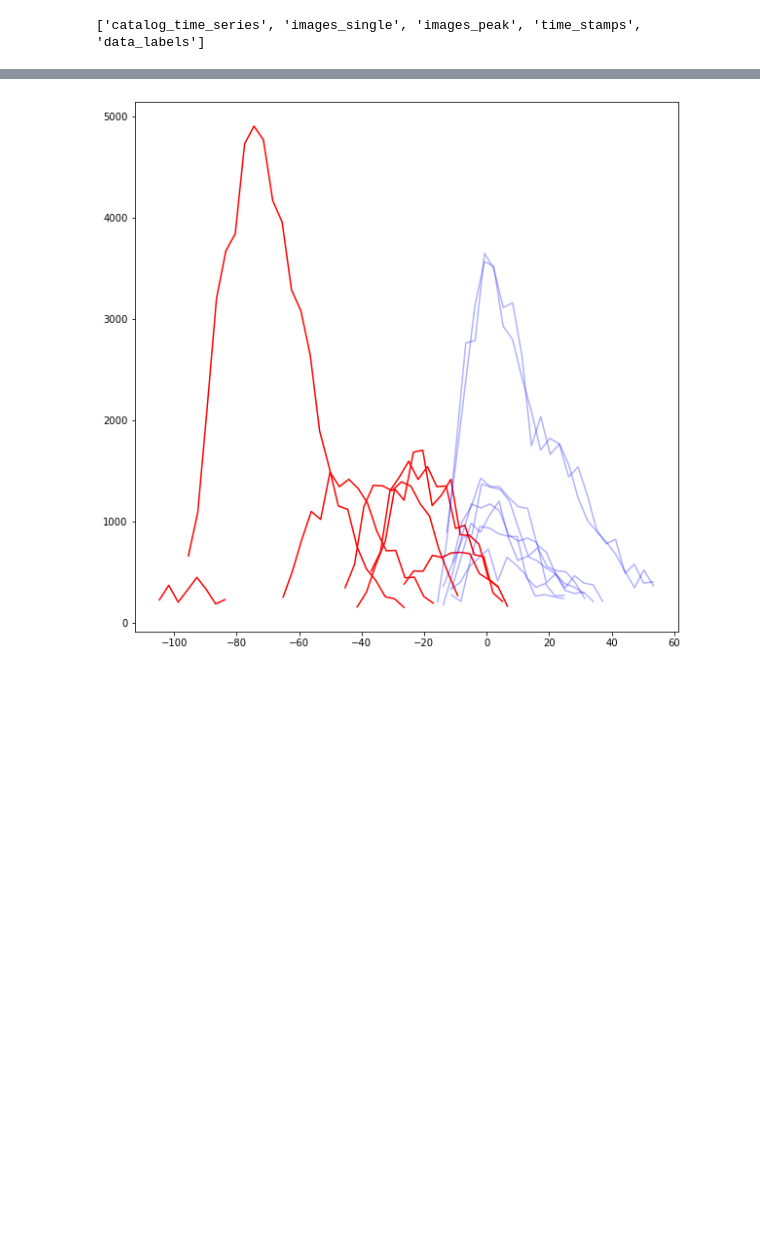
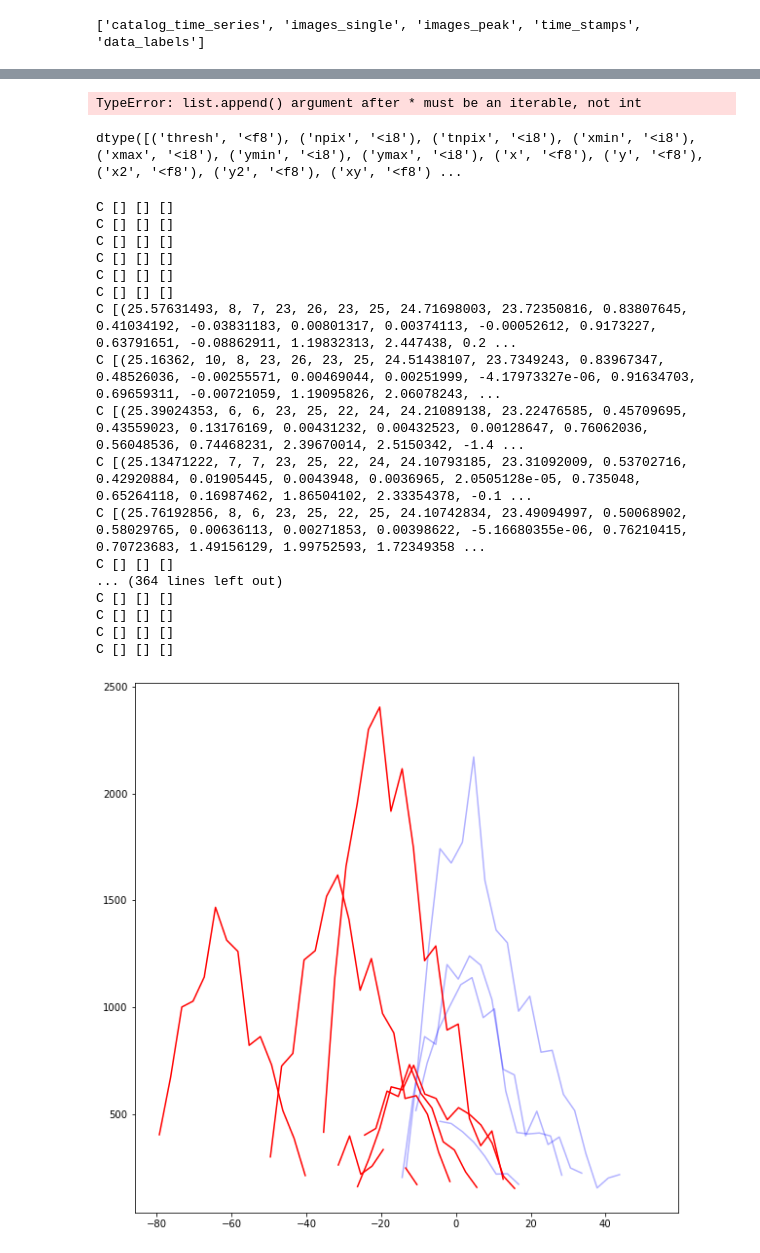
Before and after one commit to herjy/Simulators, a Jupyter notebook: ZTF_sims/Measure_Lensed_SN.ipynb, the cells around one changed output, grey strips where cells are left out. Cells and saved outputs as stored; diff of their text form; code cells hidden in the pictures; blank space fills up the shorter version.

```diff
--- a/ZTF_sims/Measure_Lensed_SN.ipynb
+++ b/ZTF_sims/Measure_Lensed_SN.ipynb
@@ -24,46 +42,89 @@ mags = file_full['app_mag_ps_list']
+# %%
+x = []
+c = [1, 2, 1, 3, 9, 6, 5, 4, 5]
+for i in range(len(c)):
+    x.append(*c[i])
+# %% [output]
+TypeError: list.append() argument after * must be an iterable, not int
+# %%
+catalog[:1][0][0].dtype
+# %% [output]
+dtype([('thresh', '<f8'), ('npix', '<i8'), ('tnpix', '<i8'), ('xmin', '<i8'), ('xmax', '<i8'), ('ymin', '<i8'), ('ymax', '<i8'), ('x', '<f8'), ('y', '<f8'), ('x2', '<f8'), ('y2', '<f8'), ('xy', '<f8') ...
 # %%
 plt.figure(figsize = (10,10))
-for indx, cat in enumerate(catalog[:50]):
-
+for indx, cat in enumerate(catalog[:10]):
+    #print('CAT', cat)
     x_cat = []
     y_cat = []
     x2_cat = []
     y2_cat = []
     flux = []
     for c in cat:
-
+        print('C', c, c['x'], c['y'])
         try:
+            #print('try', c['flux'])
             x_cat.append(*c['x'])
             y_cat.append(*c['y'])
             x2_cat.append(*c['x2'])
             y2_cat.append(*c['y2'])
             flux.append(*c['cflux'])
         except:
+        # quand c est vide, pour ne pas avoir de nan values, on remplace les trous par la moyenne des valeurs
+        # ou None pour le cas de x2, y2, flux
+
+        # Mais pq remplir les listes x_cat et y_cat vu qu'elles ne sont pas utilisées pour après?
             x_cat.append(np.nanmean(x_cat))
             y_cat.append(np.nanmean(y_cat))
             x2_cat.append(None)
             y2_cat.append(None)
             flux.append(None)
 
-    #plt.title(labels[indx])
-    #plt.plot(np.array(x_cat), np.array(y_cat), 'o')
-    #plt.show()
-    #plt.plot( np.array(x2_cat), 'o')
-    #plt.show()
-    #plt.plot( np.array(y2_cat), 'o')
-    #plt.show()
-    #plt.plot(np.array(flux))
-    #plt.show()
+        #print(len(c), c['flux'])
+        #print(x_cat)
+#    plt.title(labels[indx])
+#    plt.plot(np.array(x_cat), np.array(y_cat), 'o', label = 'y_cat VS x_cat')
+#    plt.legend()
+#    plt.show()
+#    plt.plot( np.array(x2_cat), 'o', label = 'x2_cat')
+#    plt.legend()
+#    plt.show()
+#    plt.plot( np.array(y2_cat), 'o', label = 'y2_cat')
+#    plt.legend()
+#    plt.show()
+#    plt.plot(np.array(flux), label='flux')
+#    plt.legend()
+#    plt.show()
+
     if labels[indx][0] == 0:
+        #print('00000000', labels[indx], 'BLEUUUUU')
         plt.plot(times[indx], flux, 'b', alpha = 0.3)
         #plt.plot(np.array(x_cat)-np.nanmean(x_cat), np.array(y_cat)-np.nanmean(y_cat), 'ob', alpha = 0.1)
 
     else:
+
+        #print(labels[indx], 'ROUUUUGE')
         plt.plot(times[indx], flux, 'r')
         #plt.plot(np.array(x_cat)-np.nanmean(x_cat), np.array(y_cat)-np.nanmean(y_cat), 'or', alpha = 0.3)
 #plt.xlim([-2,2])
 #plt.ylim([-2, 2])
 
 plt.show()
 # %% [output]
+C [] [] []
+C [] [] []
+C [] [] []
+C [] [] []
+C [] [] []
+C [] [] []
+C [(25.57631493, 8, 7, 23, 26, 23, 25, 24.71698003, 23.72350816, 0.83807645, 0.41034192, -0.03831183, 0.00801317, 0.00374113, -0.00052612, 0.9173227, 0.63791651, -0.08862911, 1.19832313, 2.447438, 0.2 ...
+C [(25.16362, 10, 8, 23, 26, 23, 25, 24.51438107, 23.7349243, 0.83967347, 0.48526036, -0.00255571, 0.00469044, 0.00251999, -4.17973327e-06, 0.91634703, 0.69659311, -0.00721059, 1.19095826, 2.06078243, ...
+C [(25.39024353, 6, 6, 23, 25, 22, 24, 24.21089138, 23.22476585, 0.45709695, 0.43559023, 0.13176169, 0.00431232, 0.00432523, 0.00128647, 0.76062036, 0.56048536, 0.74468231, 2.39670014, 2.5150342, -1.4 ...
+C [(25.13471222, 7, 7, 23, 25, 22, 24, 24.10793185, 23.31092009, 0.53702716, 0.42920884, 0.01905445, 0.0043948, 0.0036965, 2.0505128e-05, 0.735048, 0.65264118, 0.16987462, 1.86504102, 2.33354378, -0.1 ...
+C [(25.76192856, 8, 6, 23, 25, 22, 25, 24.10742834, 23.49094997, 0.50068902, 0.58029765, 0.00636113, 0.00271853, 0.00398622, -5.16680355e-06, 0.76210415, 0.70723683, 1.49156129, 1.99752593, 1.72349358 ...
+C [] [] []
+... (364 lines left out)
+C [] [] []
+C [] [] []
+C [] [] []
+C [] [] []
-[figure, old version]
+[figure, new version]
```
Also changed, not shown: parts of 2 cells of this notebook, 3 other files.
